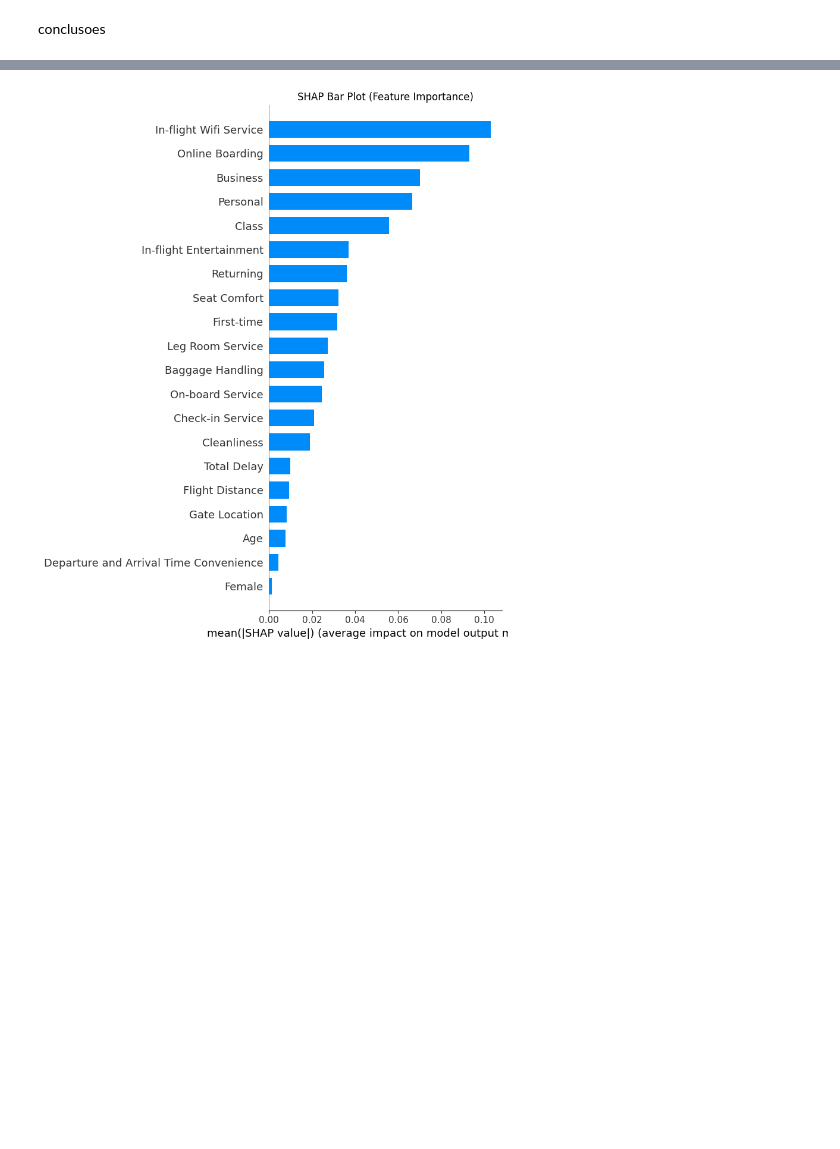
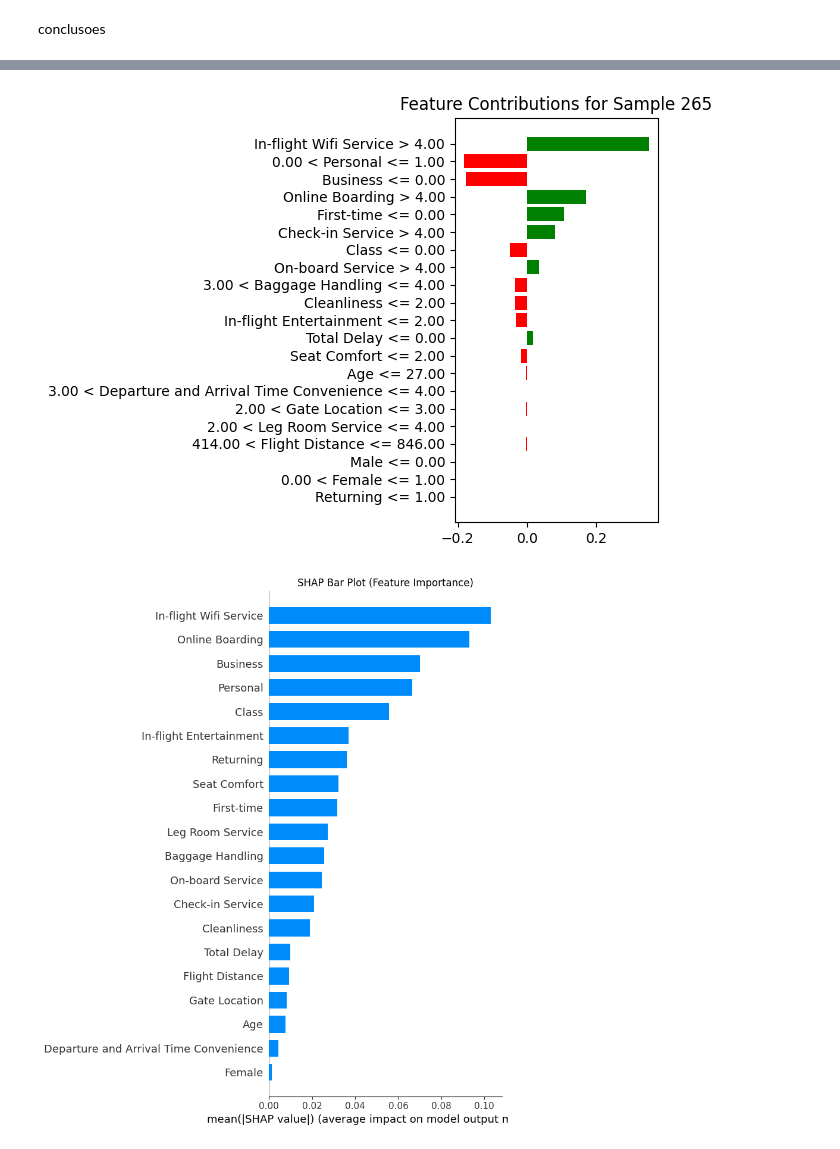
Before and after one commit to seblessa/XAI, a Jupyter notebook: notebook.ipynb, the cells around one changed output, grey strips where cells are left out. Drawn from its saved outputs; the diff is of its cells as text; code cells hidden in the pictures; blank space fills up the shorter version.

```diff
--- a/notebook.ipynb
+++ b/notebook.ipynb
@@ -239,3 +258,7 @@ conclusoes
+# %%
+utils.apply_lime_xai(X,y,forest,265)
+# %% [output]
+[figure, added]
 # %%
 utils.apply_shap_xai(X,y,forest)
 # %% [output]
```
Also changed, not shown: parts of 8 cells of this notebook, 1 other file.
